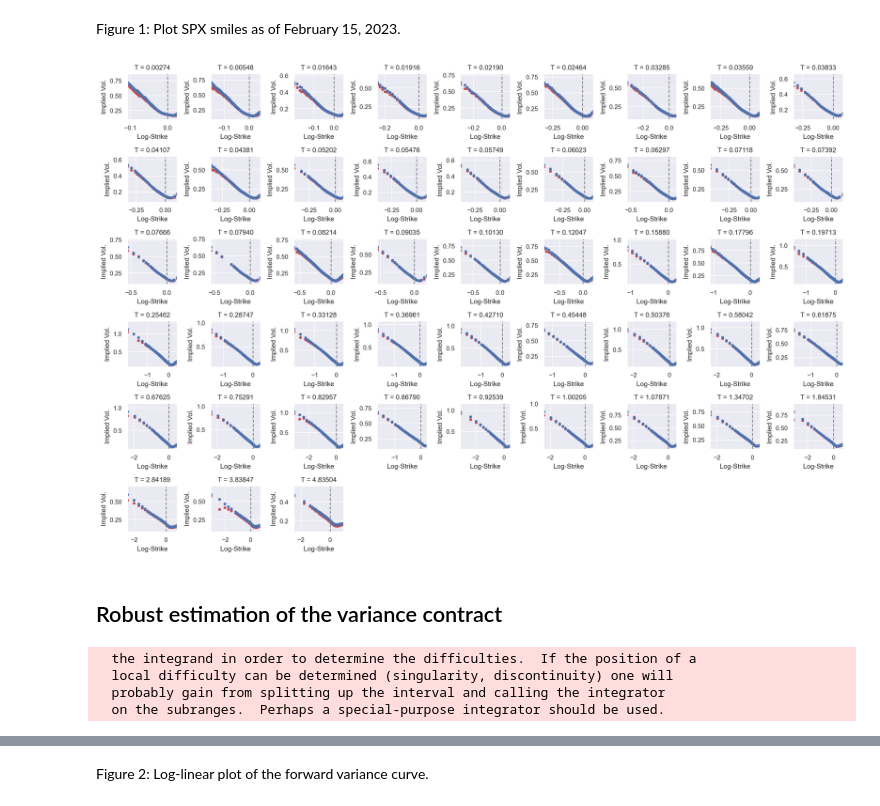
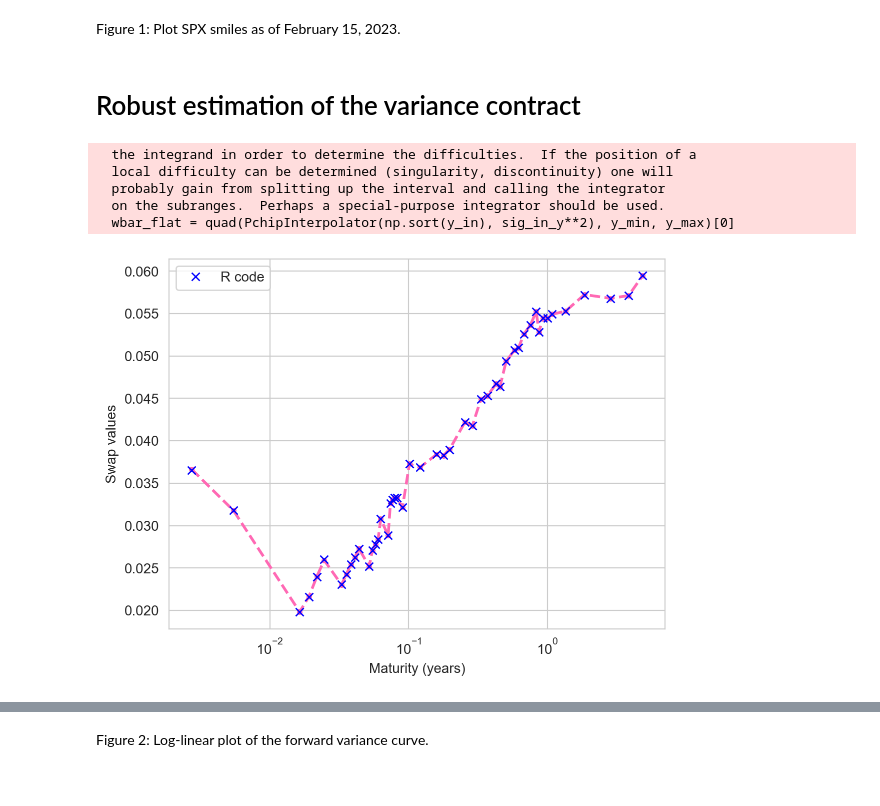
Before and after one commit to jgatheral/QuadraticRoughHeston, a Jupyter notebook: Python/forward_variance_curve_construction.ipynb, the cells around one changed output, grey strips where cells are left out. Saved outputs shown, nothing was run; the diff lists cells and outputs as text; code cells hidden in the pictures.

```diff
--- a/Python/forward_variance_curve_construction.ipynb
+++ b/Python/forward_variance_curve_construction.ipynb
@@ -31,19 +33,15 @@ df_spx.head()
 # %% [markdown]
 Figure 1: Plot SPX smiles as of February 15, 2023.
-# %%
-res_plot = plot_ivols_mc(df_spx)
-# %% [output]
-[figure, removed]
 # %% [markdown]
-## Robust estimation of the variance contract
+# Robust estimation of the variance contract
 # %%
-expiries = res_plot["expiries"]
 res_vs = var_swap_robust(ivol_data=df_spx)
 # %% [output]
   the integrand in order to determine the difficulties.  If the position of a
   local difficulty can be determined (singularity, discontinuity) one will
   probably gain from splitting up the interval and calling the integrator
   on the subranges.  Perhaps a special-purpose integrator should be used.
+  wbar_flat = quad(PchipInterpolator(np.sort(y_in), sig_in_y**2), y_min, y_max)[0]
 # %%
 vs = res_vs["vs_mid"]
 # %%
@@ -99,3 +97,21 @@ vs_r_code = np.array(
         0.059465108018572,
     ]
 )
+# %%
+fig, ax = plt.subplots()
+ax.plot(
+    res_vs["expiries"],
+    res_vs["vs_mid"],
+    marker=".",
+    linestyle="--",
+    linewidth=2,
+    color="hotpink",
+)
+ax.plot(res_vs["expiries"], vs_r_code, "x", color="blue", label="R code")
+ax.legend()
+ax.set_xlabel("Maturity (years)")
+ax.set_ylabel("Swap values")
+ax.set_xscale("log")
+plt.show()
+# %% [output]
+[figure, added]
```
Also changed, not shown: parts of 23 cells of this notebook, 2 other files.
